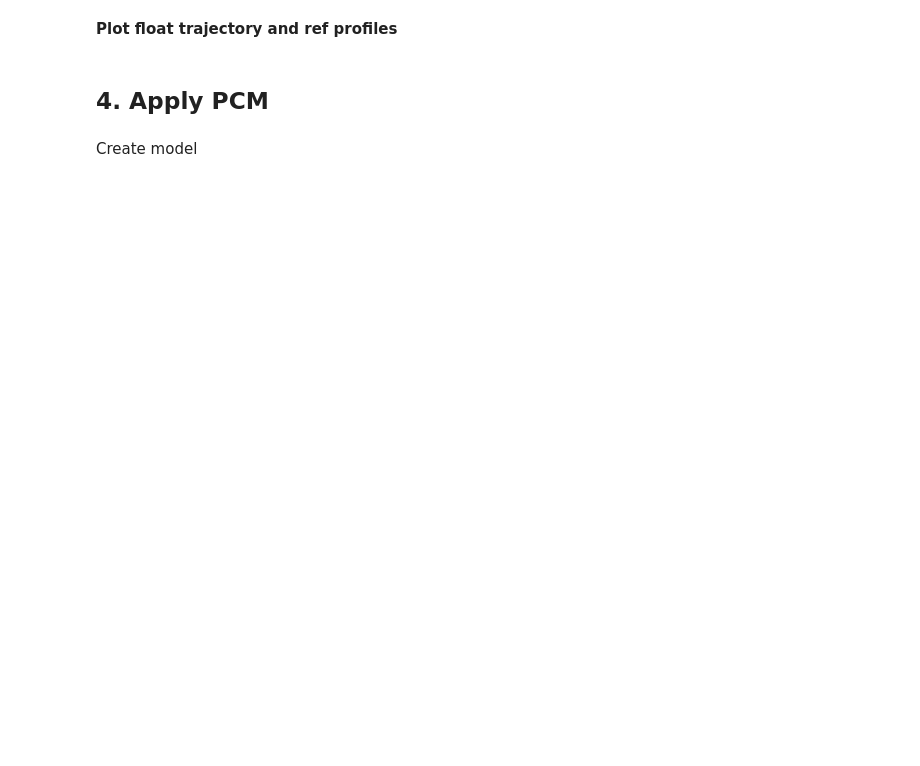
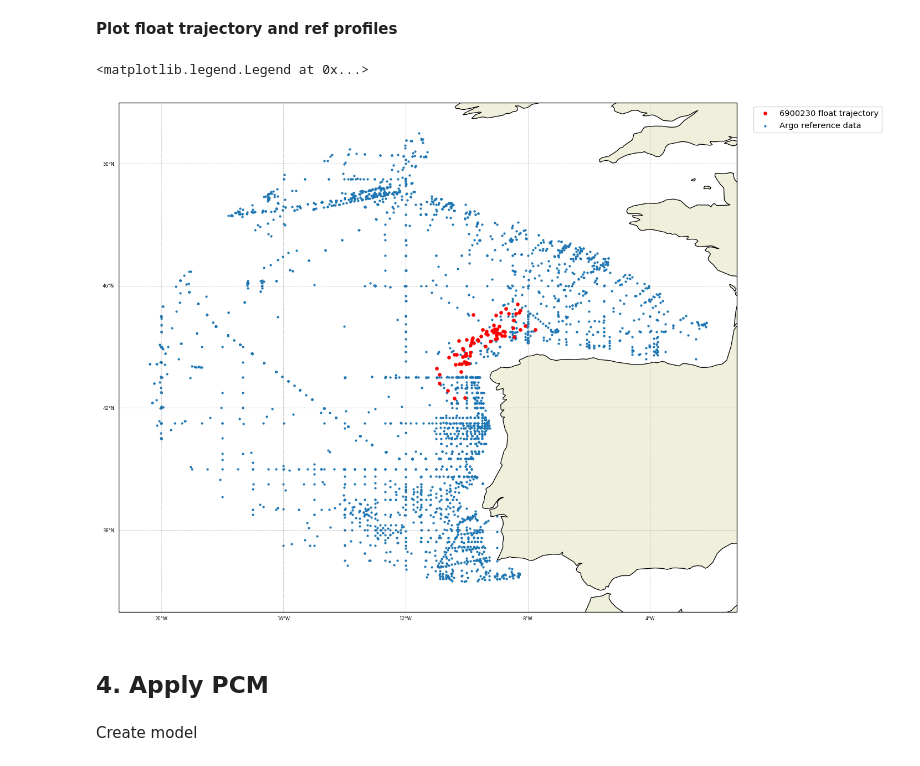
Before and after one commit to euroargodev/DMQC-PCM, a Jupyter notebook: PCM-design/Classif_ArgoReferenceDatabase.ipynb, the cells around one changed output. Saved outputs shown, nothing was run; the diff lists cells and outputs as text; code cells hidden in the pictures; blank space fills up the shorter version.

```diff
--- a/PCM-design/Classif_ArgoReferenceDatabase.ipynb
+++ b/PCM-design/Classif_ArgoReferenceDatabase.ipynb
@@ -83,8 +65,11 @@ ref_path = config['historical_directory']
 Float you want to correct
 # %%
+# Galicia
+#float_mat_path = config['float_source_directory'] + '/test4/6900230.mat'
+float_WMO = 6900230
 # agulhas current
-float_mat_path = config['float_source_directory'] + '/test3/3901915.mat'
-float_WMO = 3901915
+#float_mat_path = config['float_source_directory'] + '/test3/3901915.mat'
+#float_WMO = 3901915
 # southern ocean
 #float_mat_path = config['float_source_directory'] + '/test2/3901928.mat'
 #float_WMO = 3901928
@@ -100,2 +98,8 @@ K=5 # number of classes
+# %%
+#wmo_boxes= config['config_directory'] + config['config_wmo_boxes']
+wmo_boxes='wmo_boxes_ctd.mat'
+#ref_path = '/home1/homedir5/perso/agarciaj/EARISE/OW/matlabow/data/climatology/'
+ref_path = config['historical_directory']
+float_mat_path = config['float_source_directory'] + '/test4/' + str(float_WMO)+ '.mat'
 # %% [markdown]
 __Load argo reference database__
@@ -254,37 +333,40 @@ print(ds_p)
 # %% [markdown]
 __Plot float trajectory and ref profiles__
 # %%
-selected_float_index = [i for i, isource in enumerate(ds_p['source'].values) if isource == 'selected_float']
+selected_float_index = [i for i, isource in enumerate(ds_p['source'].values) if 'selected_float' in isource]
 
 proj=ccrs.PlateCarree()
 subplot_kw = {'projection': proj}
 fig, ax = plt.subplots(nrows=1, ncols=1, figsize=(
             12, 12), dpi=120, facecolor='w', edgecolor='k', subplot_kw=subplot_kw)
 
 p1 = ax.scatter(ds_p['long'], ds_p['lat'], s=3, transform=proj, label='Argo reference data')
 p2 = ax.plot(ds_p['long'].isel(n_profiles = selected_float_index), ds_p['lat'].isel(n_profiles = selected_float_index),
                  'ro', transform=proj, markersize = 3, label = str(float_WMO) + ' float trajectory')
 
 land_feature = cfeature.NaturalEarthFeature(
             category='physical', name='land', scale='50m', facecolor=[0.9375, 0.9375, 0.859375])
 ax.add_feature(land_feature, edgecolor='black')
 
 defaults = {'linewidth': .5, 'color': 'gray', 'alpha': 0.5, 'linestyle': '--'}
 gl = ax.gridlines(crs=ax.projection,draw_labels=True, **defaults)
 gl.xlocator = mticker.FixedLocator(np.arange(-180, 180+1, 4))
 gl.ylocator = mticker.FixedLocator(np.arange(-90, 90+1, 4))
 gl.xformatter = LONGITUDE_FORMATTER
 gl.yformatter = LATITUDE_FORMATTER
 gl.xlabel_style = {'fontsize': 5}
 gl.ylabel_style = {'fontsize': 5}
 gl.xlabels_top = False
 gl.ylabels_right = False
 lon_180 = np.mod((ds_p['long']+180),360)-180
 ax.set_xlim([lon_180.min()-1, lon_180.max()+1])
 ax.set_ylim([ds_p['lat'].min()-1, ds_p['lat'].max()+1])
 
 
 plt.legend(bbox_to_anchor=(1.02, 1), loc='upper left')
+# %% [output]
+<matplotlib.legend.Legend at 0x...>
+[figure, added]
 # %% [markdown]
 ## 4. Apply PCM
 # %% [markdown]
```
Also changed, not shown: parts of 53 cells of this notebook, 45 other files.
